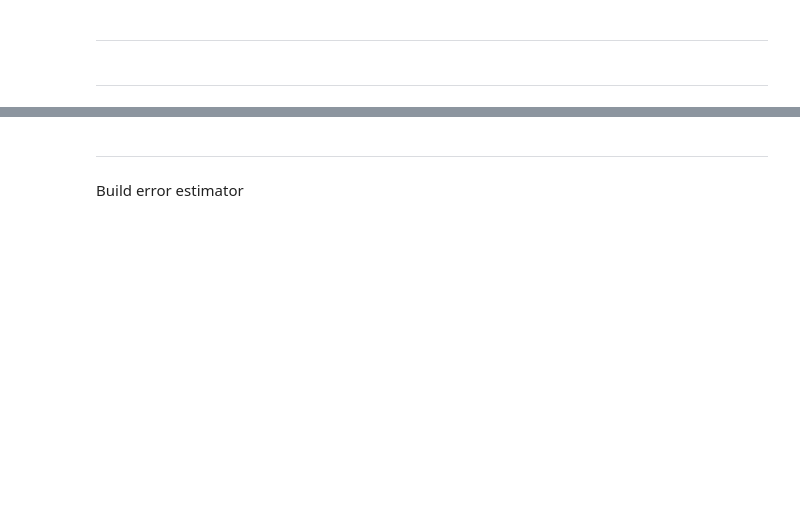
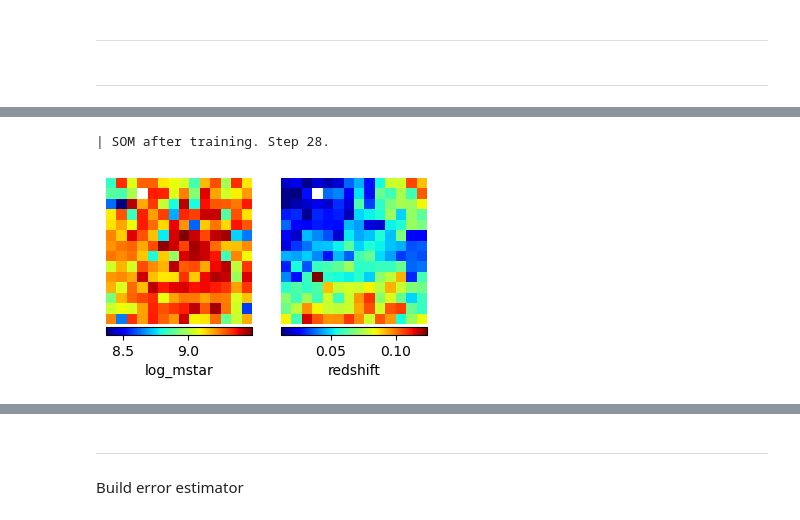
Before and after one commit to lsajkov/strw_mpdg, a Jupyter notebook: build_som.ipynb, the cells around one changed output, grey strips where cells are left out. Cells and saved outputs as stored; diff of their text form; code cells hidden in the pictures; blank space fills up the shorter version.

```diff
--- a/build_som.ipynb
+++ b/build_som.ipynb
@@ -293,0 +310,16 @@ for i, name in enumerate(SOM.variable_names):
+# %%
+print(f'| SOM after training. Step {SOM.step}.')
+fig = plt.figure()
+for i, name in enumerate(SOM.parameter_names):
+    ax = fig.add_subplot(1, 3, i + 1)
+    imsh = ax.imshow(SOM.map_labels[..., i], origin = 'lower', cmap = 'jet')
+    # ax.set_title(SOM.variable_names[i],
+    #              fontsize = 12)
+    ax.axis('off')
+
+    fig.colorbar(mappable = imsh, ax = ax,
+                 label = SOM.parameter_names[i], location = 'bottom',
+                 pad = 0.01)
+# %% [output]
+| SOM after training. Step 28.
+[figure, added]
```
Also changed, not shown: parts of 36 cells of this notebook, 1 other file.
